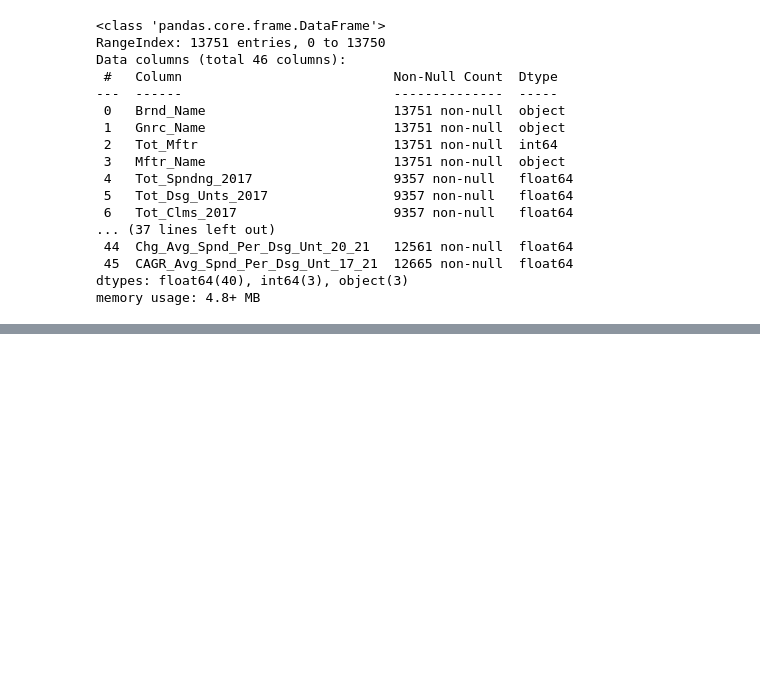
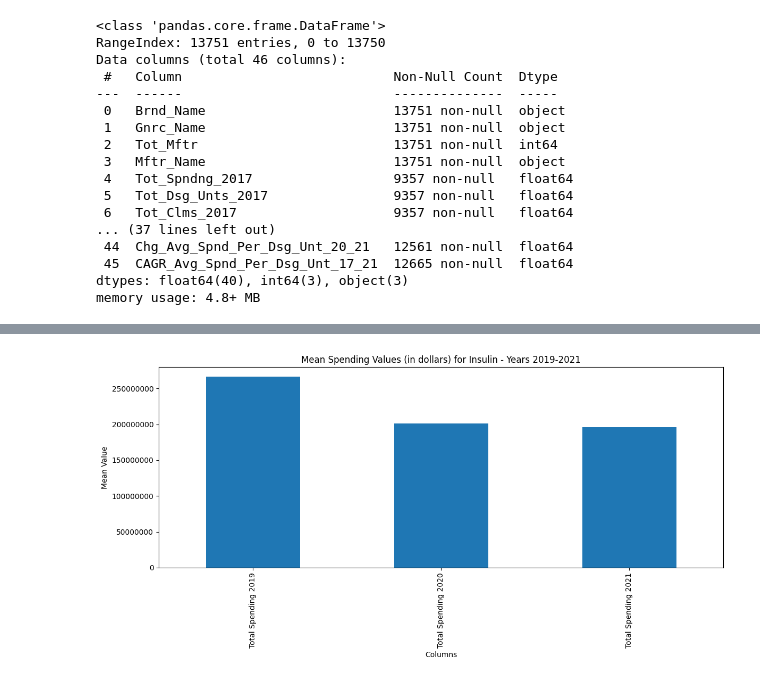
Before and after one commit to gcheairs/Phoenix-Rising-Project-1, a Jupyter notebook: MainDataframeMedicare.ipynb, the cells around one changed output, grey strips where cells are left out. Drawn from its saved outputs; the diff is of its cells as text; code cells hidden in the pictures; blank space fills up the shorter version.

```diff
--- a/MainDataframeMedicare.ipynb
+++ b/MainDataframeMedicare.ipynb
@@ -48,4 +43,9 @@ AttributeError: 'DataFrame' object has no attribute 'setindex'
 # %%
 #Set an index
 
+medi_index = medi_df.set_index('Gnrc_Name')
+medi_index
 #Filter for insulin drug (we need only insulin)
+medi_filtered_df = medi_index.loc[['Insulin Glulisine','Insulin Lispro', 'Insulin Aspart','Insulin Regular, Human']]
+
+medi_filtered_df
@@ -61,0 +159,13 @@ AttributeError: 'DataFrame' object has no attribute 'setindex'
+# %%
+#Converting spending columns to user friendly option
+
+columns_to_format = ['Total Spending 2019', 'Total Dsg Units 2019',
+                     'Total Spending 2020', 'Total Dsg Units 2020',
+                     'Total Spending 2021', 'Total Dsg Units 2021']
+
+medi_filtered_df[columns_to_format] = medi_filtered_df[columns_to_format].astype(float)
+
+# Apply the formatting to the specified columns
+medi_filtered_df[columns_to_format] = medi_filtered_df[columns_to_format].applymap(lambda x: '{:.2f}'.format(x))
+
+medi_filtered_df.head()
@@ -61,0 +181,49 @@ AttributeError: 'DataFrame' object has no attribute 'setindex'
+# %%
+#Calculating and plotting the mean for spending for years 2019-2021
+
+
+
+import numpy as np
+
+# Replace 'nan' with NaN (missing values)
+medi_filtered_df = medi_filtered_df.replace('nan', np.nan)
+
+# Specify the columns to convert to numeric
+numeric_columns = ['Total Spending 2019',
+                   'Total Spending 2020',
+                   'Total Spending 2021']
+
+# Attempt to convert the columns to numeric
+medi_filtered_df[numeric_columns] = medi_filtered_df[numeric_columns].apply(pd.to_numeric, errors='coerce')
+
+#import matplotlib
+import matplotlib.pyplot as plt
+
+columns_to_include = ['Total Spending 2019',
+                   'Total Spending 2020',
+                   'Total Spending 2021',]
+
+# list with claims included ['Total Spending 2019', 'Total Dsg Units 2019', 'Total Claims 2019', \
+#                    'Total Spending 2020', 'Total Dsg Units 2020', 'Total Claims 2020',\
+#                    'Total Spending 2021', 'Total Dsg Units 2021', 'Total Claims 2020']
+
+# Create DF for only the selected columns
+medi_filtered_2019_2021 = medi_filtered_df[columns_to_include]
+
+# Calculating the mean for each column
+medi_mean_values = medi_filtered_2019_2021.mean()
+
+#Create bar plot for the mean values
+
+plt.figure(figsize=(12, 6))
+medi_mean_values.plot(kind='bar')
+plt.title('Mean Spending Values (in dollars) for Insulin - Years 2019-2021')
+plt.xlabel('Columns')
+plt.ylabel('Mean Value')
+plt.ticklabel_format(style='plain', axis='y')
+plt.xticks(rotation=90)
+plt.tight_layout()
+plt.savefig('Resources/mean_values_spending_plot.png')
+plt.show()
+# %% [output]
+[figure, added]
```
Also changed, not shown: parts of 17 cells of this notebook.
